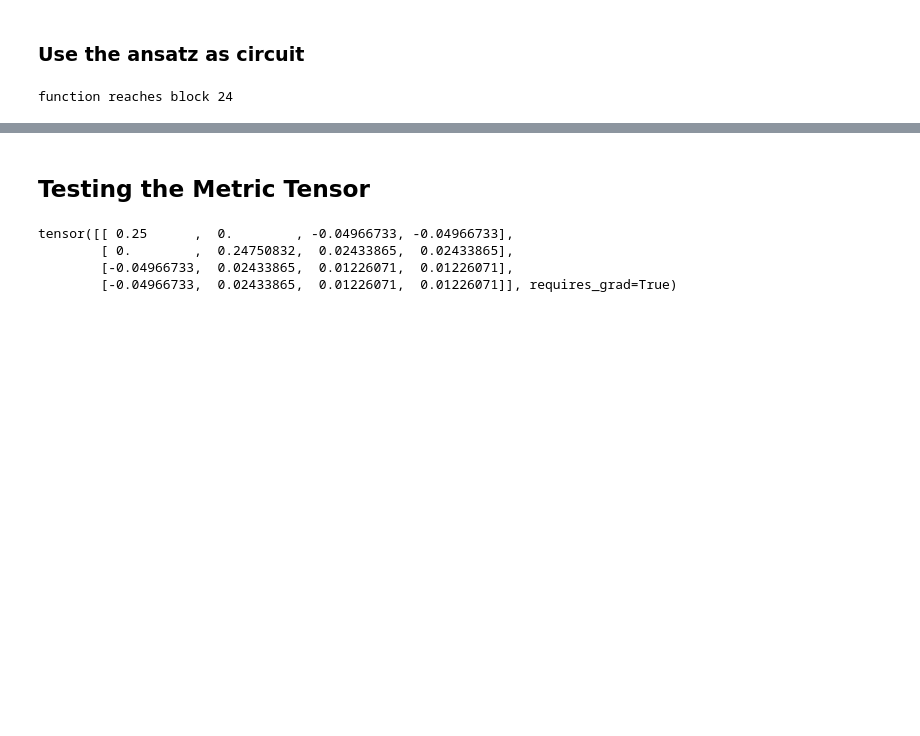
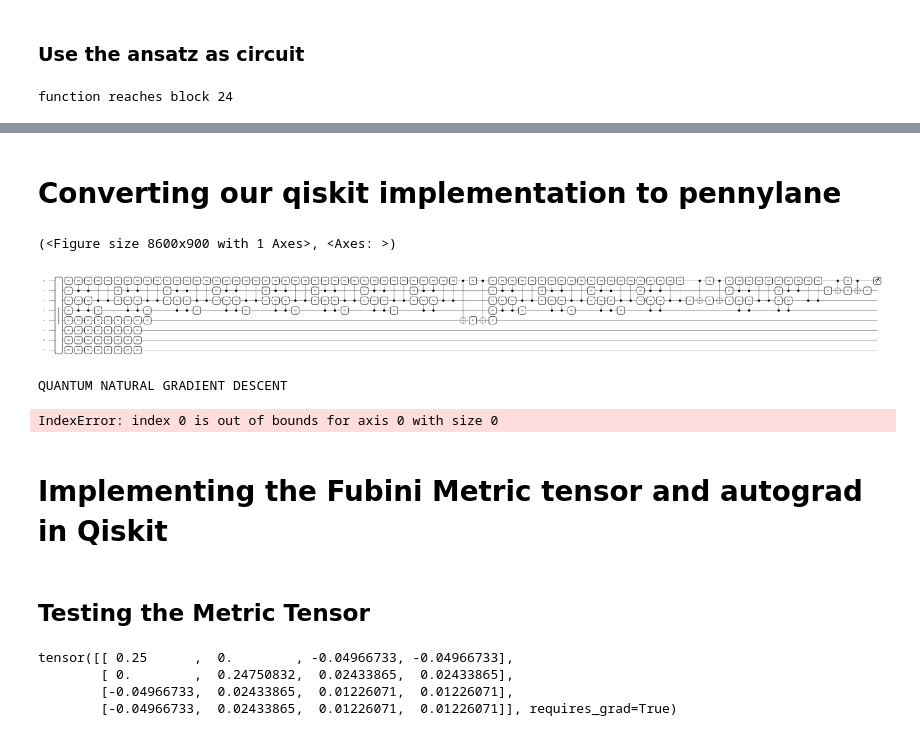
Before and after one commit to halcdev/qcnn, a Jupyter notebook: Subteam 2/QPL - Qis - JUP.ipynb, the cells around one changed output, grey strips where cells are left out. Drawn from its saved outputs; the diff is of its cells as text; code cells hidden in the pictures; blank space fills up the shorter version.

Commit message:
Partial Implementation of the expanded VQE and QNG and conversion of the code to both pennylane and qiskit. Still needs a few tweaks

```diff
--- a/Subteam 2/QPL - Qis - JUP.ipynb
+++ b/Subteam 2/QPL - Qis - JUP.ipynb
@@ -316,6 +316,8 @@ qnn = EstimatorQNN(
 circuit.draw("mpl")
 # %% [output]
 [figure]
+# %%
+circuitQNG = circuit
 # %%
 def callback_graph(weights, obj_func_eval):
     clear_output(wait=True)
@@ -731,0 +831,2 @@ Found Ground State at step 199
+# %% [markdown]
+# Converting our qiskit implementation to pennylane
@@ -732,3 +908,57 @@ Found Ground State at step 199
+# %%
+params = np.random.uniform(0,2*pi,26)
+inputs = np.random.uniform(0,2*np.pi,8)
+mycirc = circuitQML(params,inputs)
+print(qml.draw_mpl(circuitQML)(params,inputs))
+# %% [output]
+(<Figure size 8600x900 with 1 Axes>, <Axes: >)
+[figure, added]
+# %%
+import pennylane as pl
+from pennylane import numpy as plnp
+from pennylane.optimize import GradientDescentOptimizer
+
+# Use your defined circuit
+@pl.qnode(dev)
+def full_circuit(params, inputs=None):
+    circuitQML(params, inputs)
+    return pl.expval(pl.PauliZ(0))
+
+params = plnp.random.uniform(0, 2*plnp.pi, 2)
+opt = GradientDescentOptimizer(stepsize=0.05)
+
+print('QUANTUM NATURAL GRADIENT DESCENT')
+
+# Assume you have some input for your circuit
+inputs = plnp.random.uniform(0, 2*plnp.pi, num_qubits)
+
+# Get the function for metric tensor computation
+metric_tensor_fn = qml.metric_tensor(full_circuit)
+
+for i in range(200):
+    # Compute the metric tensor
+    metric_tensor = metric_tensor_fn(params, inputs)
+
+    # Perform an optimization step
+    params, prev_energy = opt.step_and_cost(full_circuit, params, args=[inputs], metric_tensor_fn=metric_tensor)
+
+    # Compute the energy at the new parameter values
+    energy = full_circuit(params, inputs)
+
+    # Print current energy
+    print(f"Step {i}, Energy: {energy}")
+
+    # Check for convergence
+    if np.abs(energy - prev_energy) < 1e-6:
+        break
+
+print(f"Optimized parameters: {params}")
+print(f"Minimum energy: {energy}")
+# %% [output]
+QUANTUM NATURAL GRADIENT DESCENT
+IndexError: index 0 is out of bounds for axis 0 with size 0
+# %% [markdown]
+# Implementing the Fubini Metric tensor and autograd in Qiskit
 # %% [markdown]
 ## Testing the Metric Tensor
 # %%
```
Also changed, not shown: parts of 11 cells of this notebook.
